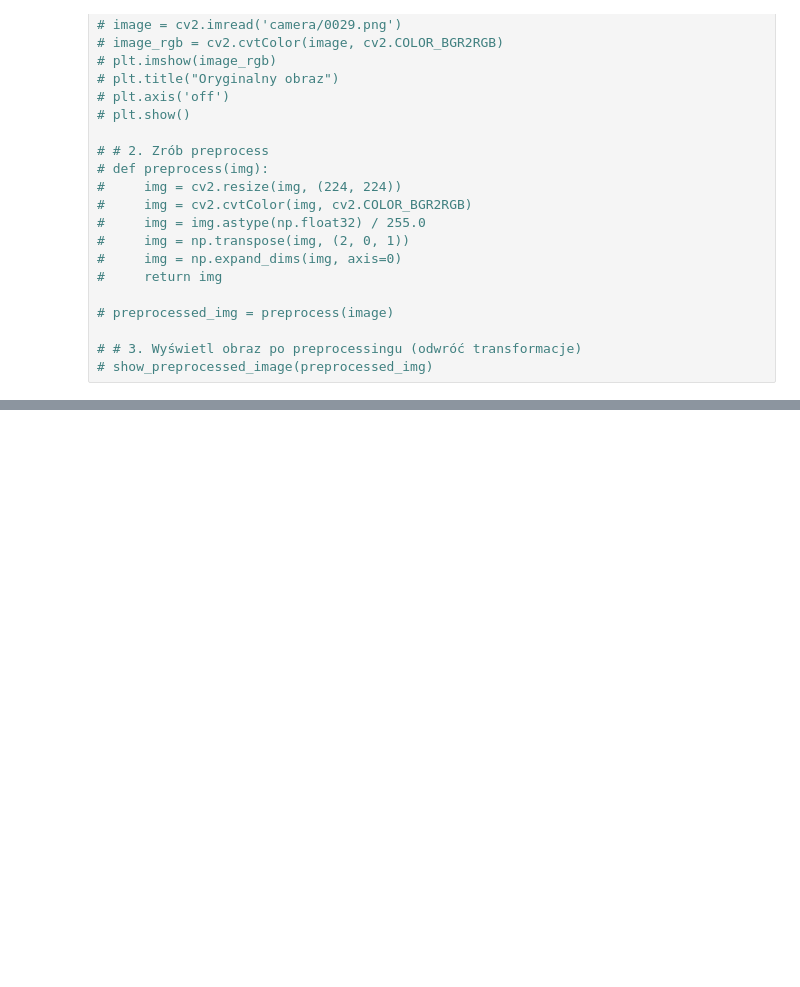
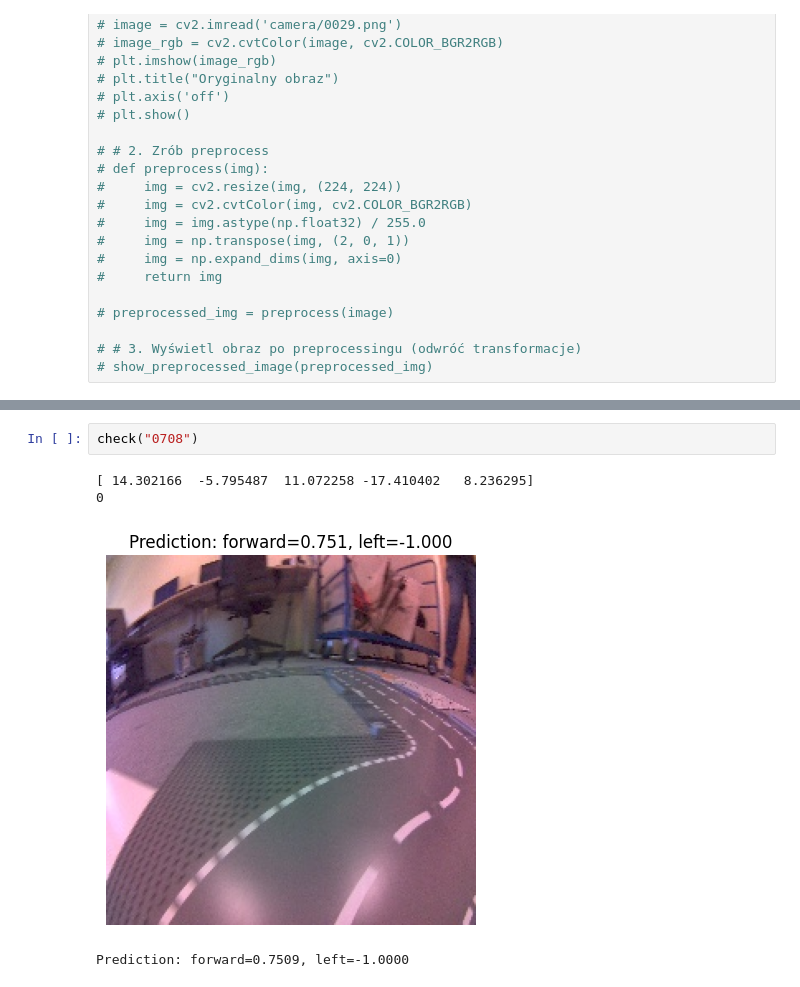
Before and after one commit to Bialkasss/JetBot_self-driving, a Jupyter notebook: prediction.ipynb, the cells around one changed output, grey strips where cells are left out. Drawn from its saved outputs; the diff is of its cells as text; blank space fills up the shorter version.

```diff
--- a/prediction.ipynb
+++ b/prediction.ipynb
@@ -201,0 +216,7 @@ Prediction: forward=0.7250, left=0.0000
+# %%
+check("0708")
+# %% [output]
+[ 14.302166  -5.795487  11.072258 -17.410402   8.236295]
+0
+[figure, added]
+Prediction: forward=0.7509, left=-1.0000
```
Also changed, not shown: parts of 11 cells of this notebook, 12 other files.
